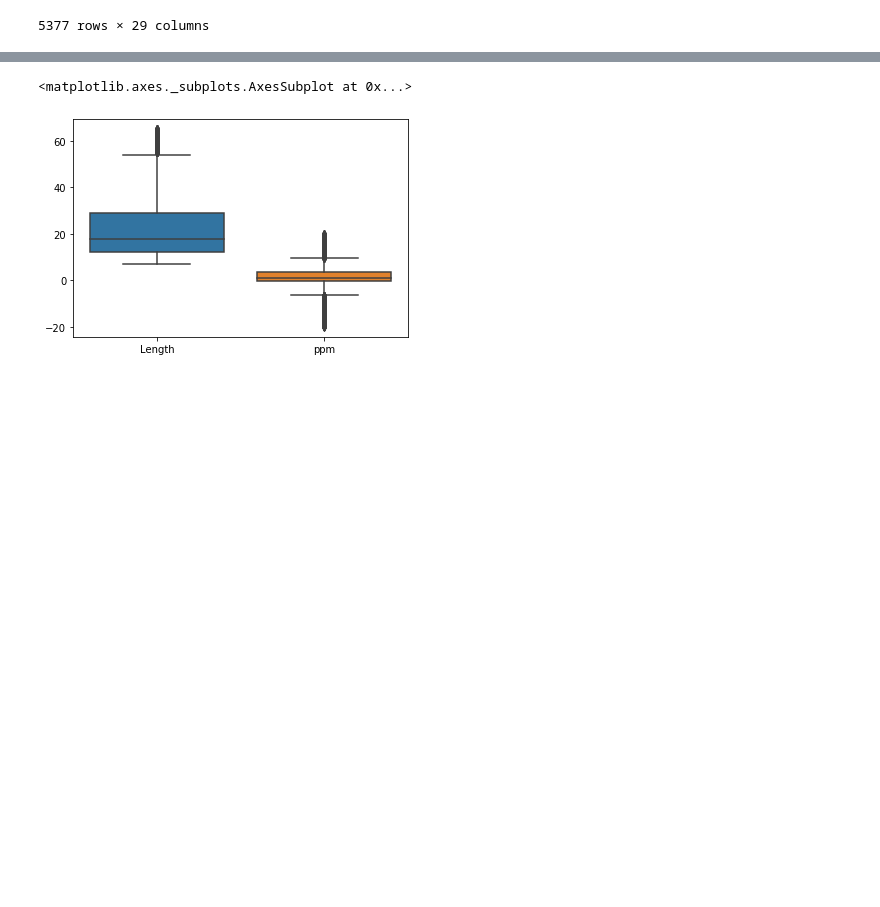
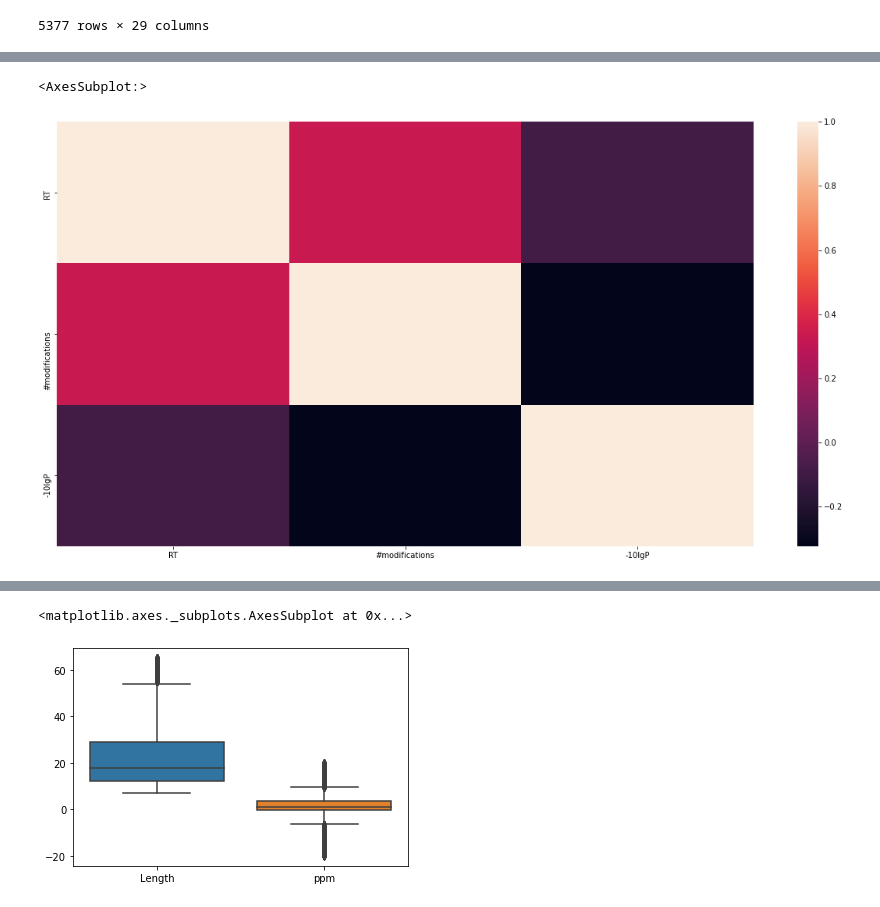
Before and after one commit to Munklinde96/Data_Visualization, a Jupyter notebook: tst_data_viz.ipynb, the cells around one changed output, grey strips where cells are left out. Saved outputs shown, nothing was run; the diff lists cells and outputs as text; code cells hidden in the pictures; blank space fills up the shorter version.

```diff
--- a/tst_data_viz.ipynb
+++ b/tst_data_viz.ipynb
@@ -35,0 +89,8 @@ sns.boxplot(data=df_mass_len)
+# %%
+df_modific = df[df['#modifications'] > 0]
+
+plt.figure(figsize=(20,10))
+sns.heatmap(df[['RT','#modifications','-10lgP']].corr())
+# %% [output]
+<AxesSubplot:>
+[figure, added]
```
Also changed, not shown: parts of 10 cells of this notebook.
